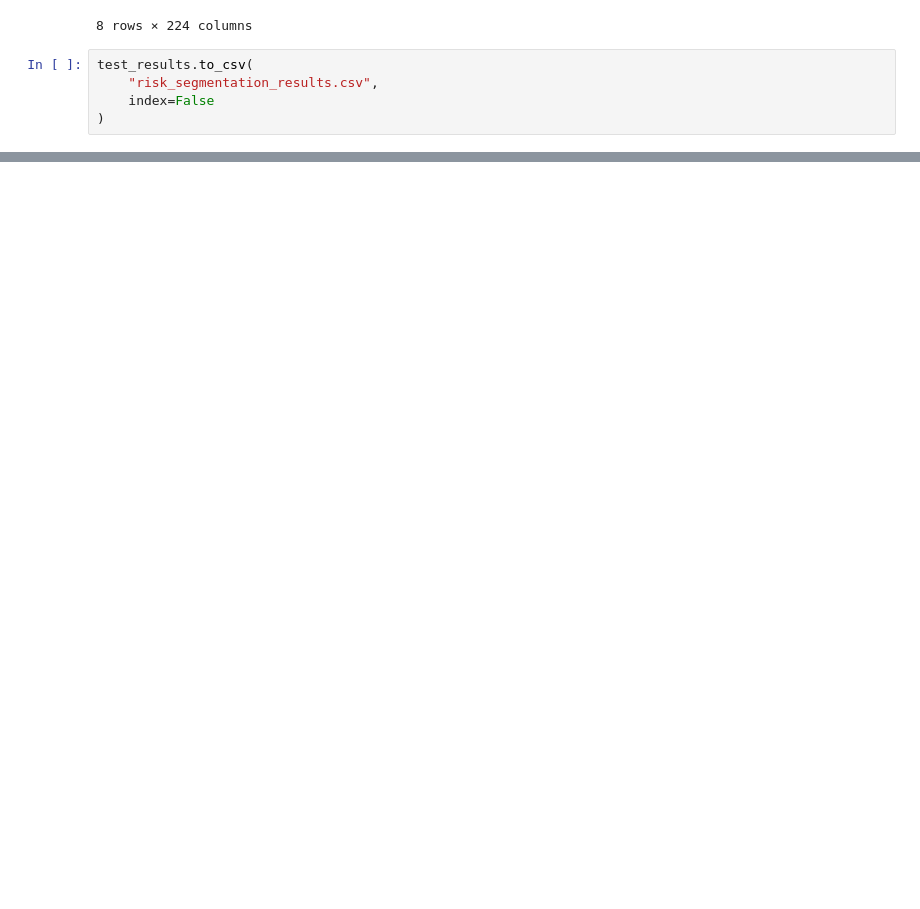
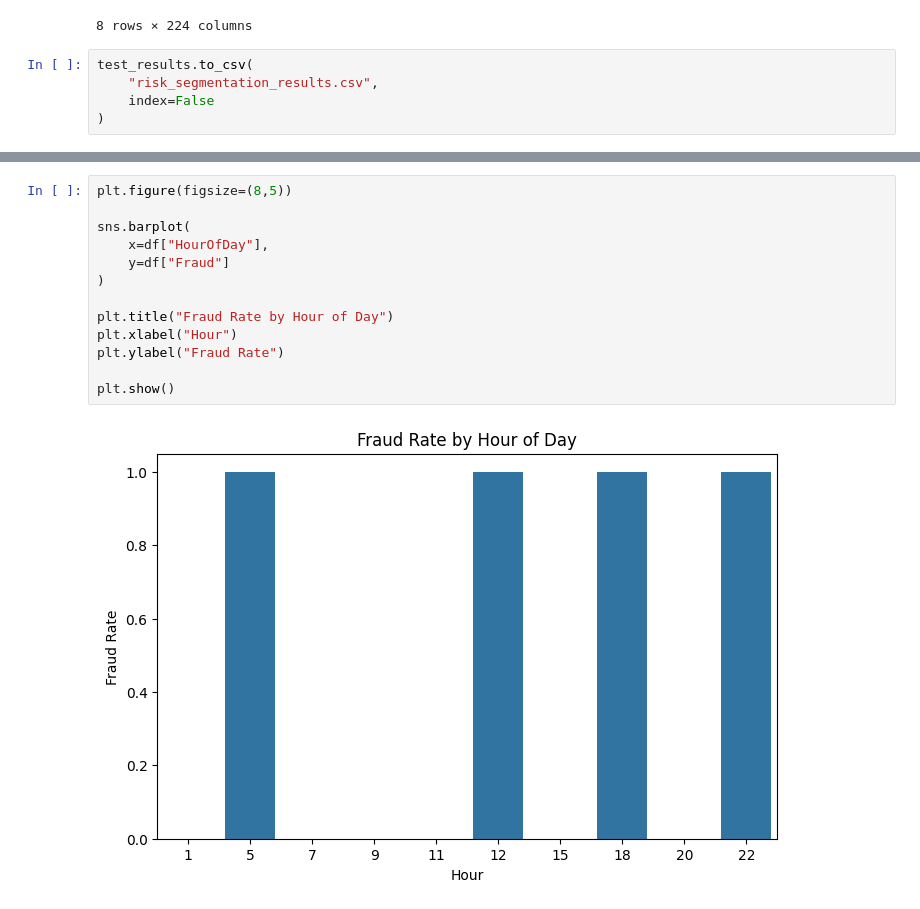
Before and after one commit to dalvikrrish0-ops/FraudDetection_Krrish, a Jupyter notebook: analysis.ipynb, the cells around one changed output, grey strips where cells are left out. Saved outputs shown, nothing was run; the diff lists cells and outputs as text; blank space fills up the shorter version.

```diff
--- a/analysis.ipynb
+++ b/analysis.ipynb
@@ -903,0 +941,15 @@ test_results.to_csv(
+# %%
+plt.figure(figsize=(8,5))
+
+sns.barplot(
+    x=df["HourOfDay"],
+    y=df["Fraud"]
+)
+
+plt.title("Fraud Rate by Hour of Day")
+plt.xlabel("Hour")
+plt.ylabel("Fraud Rate")
+
+plt.show()
+# %% [output]
+[figure, added]
```
Also changed, not shown: parts of 8 cells of this notebook, 1 other file.
